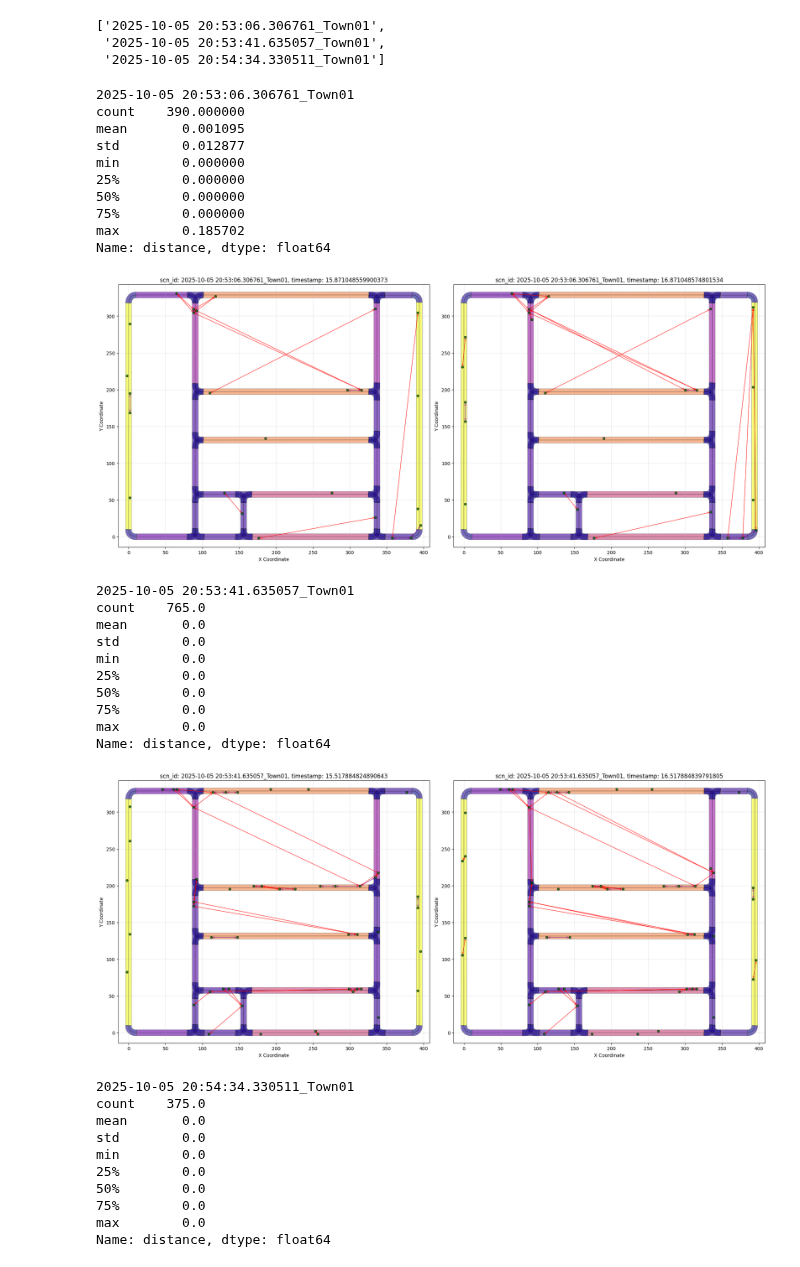
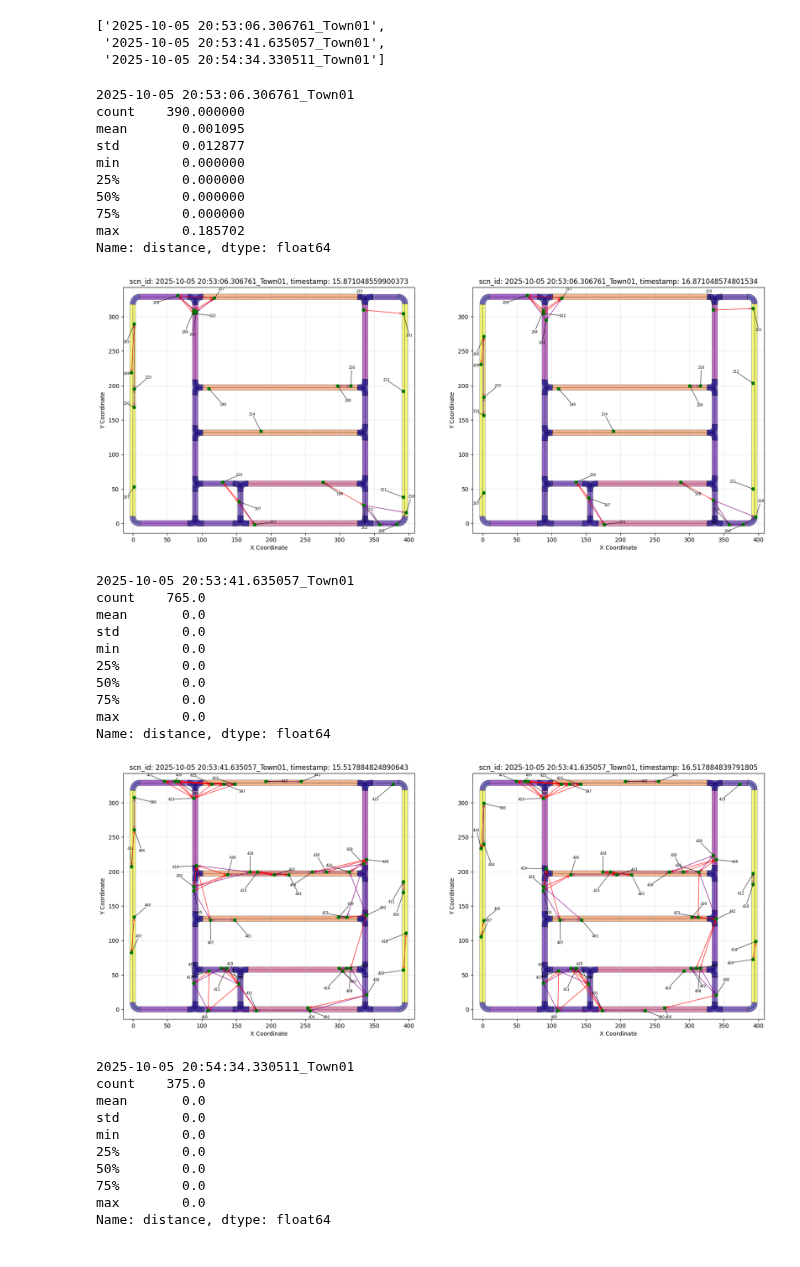
Before and after one commit to tmuehlen80/graph_coverage, a Jupyter notebook: Notebooks/carla/time_based_gaphs.ipynb, the cells around one changed output. Drawn from its saved outputs; the diff is of its cells as text; code cells hidden in the pictures.

Commit message:
bug euclidian - distance in discovery phase. Update vis with actor labels

```diff
--- a/Notebooks/carla/time_based_gaphs.ipynb
+++ b/Notebooks/carla/time_based_gaphs.ipynb
@@ -98,8 +101,8 @@ for scn_id in scn_ids[:3]:
     ag_carla = ag.from_carla_scenario(tracks,
         g_map,
         delta_timestep_s=1.0,
-        max_distance_lead_veh_m=40,
-        max_distance_opposite_forward_m=50,
+        max_distance_lead_veh_m=100,
+        max_distance_opposite_forward_m=100,
         max_distance_opposite_backward_m=10,
         max_distance_neighbor_forward_m=20,
         max_distance_neighbor_backward_m=20,
@@ -130,43 +133,49 @@ for scn_id in scn_ids[:3]:
     keys = list(ag_carla_time.actor_time_graphs.keys())
     for  key in keys:
         ag_carla_time.actor_time_components[key] = [ag_carla_time.actor_time_components[key][i] for i in range(len(ag_carla_time.actor_time_components[key])) if ag_carla_time.actor_time_components[key][i].size() > 1]
     node_time_df, edge_time_df = make_node_edge_df(ag_carla_time.actor_time_graphs[ag_carla_time.timestamps[1]])
     # node_time_df.head(2)
     fig, (ax1, ax2) = plt.subplots(1, 2, figsize=(20, 10))
     timestamps = sorted(list(ag_carla.actor_graphs.keys()))
 
-    fig, ax1 = plot_lane_map_advanced(g_map.graph, figsize=None, color_by_length=True, cmap='plasma', show_labels=False, fig = fig, ax = ax1)
-    fig, ax1 = add_actors_to_map(fig, ax1, ag_carla.actor_graphs[timestamps[t]], actor_size=20, show_actor_labels=False)
-    fig, ax1 = add_actor_edges_to_map(fig, ax1, ag_carla.actor_graphs[timestamps[t]])
-    ax1.set_title(f'scn_id: {scn_id}, timestamp: {timestamps[t]}')
-    fig, ax2 = plot_lane_map_advanced(g_map.graph, figsize=None, color_by_length=True, cmap='plasma', show_labels=False, fig = fig, ax = ax2)
-    fig, ax2 = add_actors_to_map(fig, ax2, ag_carla.actor_graphs[timestamps[t + 1]], actor_size=20, show_actor_labels=False)
-    fig, ax2 = add_actor_edges_to_map(fig, ax2, ag_carla.actor_graphs[timestamps[t + 1]])
-    ax2.set_title(f'scn_id: {scn_id}, timestamp: {timestamps[t + 1]}')
+    MapVisualizer(fig=fig, ax=ax1) \
+        .add_lanes(g_map.graph, color_by_length=True, cmap='plasma', show_labels=False) \
+        .add_actors(ag_carla.actor_graphs[timestamps[t]], actor_size=20) \
+        .add_actor_labels() \
+        .add_actor_edges(ag_carla.actor_graphs[timestamps[t]]) \
+        .set_title(f'scn_id: {scn_id}, timestamp: {timestamps[t]}')
+
+    MapVisualizer(fig=fig, ax=ax2) \
+        .add_lanes(g_map.graph, color_by_length=True, cmap='plasma', show_labels=False) \
+        .add_actors(ag_carla.actor_graphs[timestamps[t + 1]], actor_size=20) \
+        .add_actor_labels() \
+        .add_actor_edges(ag_carla.actor_graphs[timestamps[t + 1]]) \
+        .set_title(f'scn_id: {scn_id}, timestamp: {timestamps[t + 1]}')
+
     plt.show()
 # %% [output]
 2025-10-05 20:53:06.306761_Town01
 count    390.000000
 mean       0.001095
 std        0.012877
 min        0.000000
 25%        0.000000
 50%        0.000000
 75%        0.000000
 max        0.185702
 Name: distance, dtype: float64
-[figure, old version]
+[figure, new version]
 2025-10-05 20:53:41.635057_Town01
 count    765.0
 mean       0.0
 std        0.0
 min        0.0
 25%        0.0
 50%        0.0
 75%        0.0
 max        0.0
 Name: distance, dtype: float64
-[figure, old version]
+[figure, new version]
 2025-10-05 20:54:34.330511_Town01
 count    375.0
 mean       0.0
```
Also changed, not shown: parts of 3 cells of this notebook, 4 other files.
